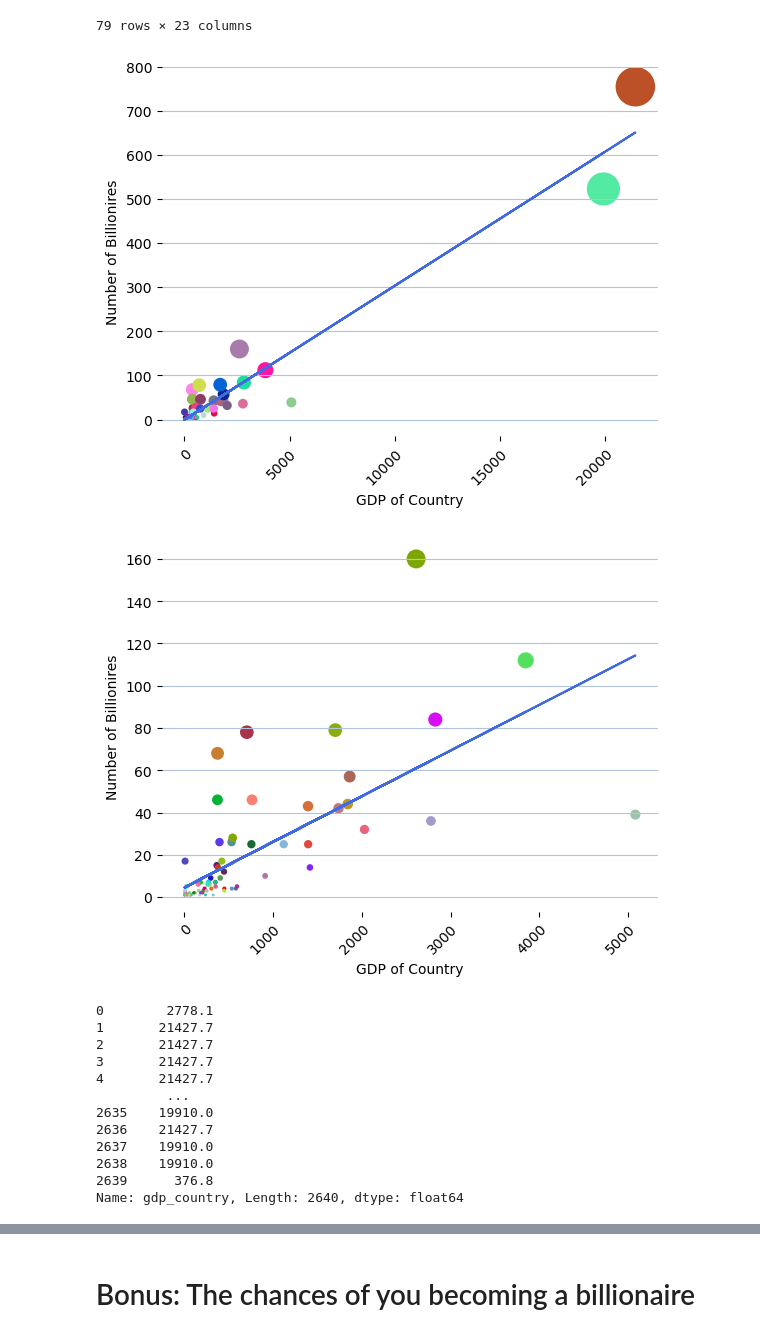
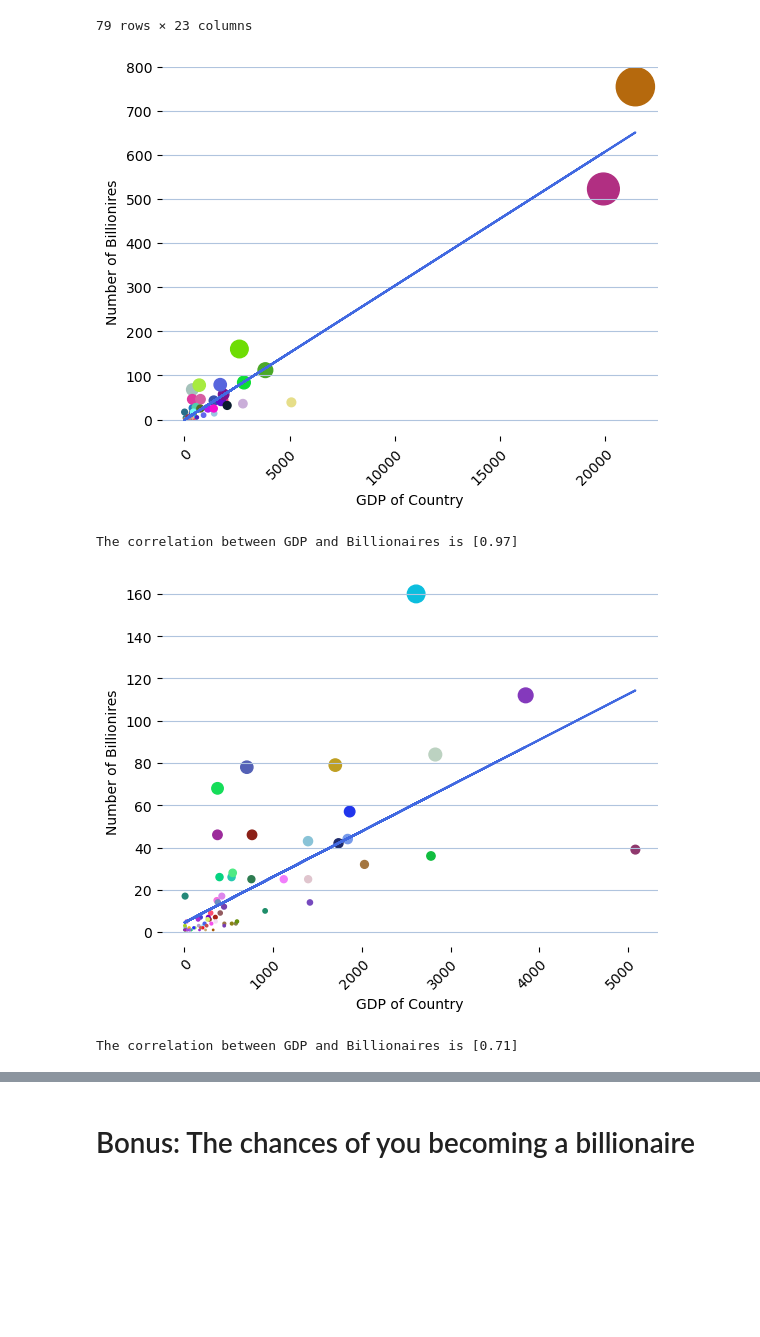
Before and after one commit to gialiubc/project_1, a Jupyter notebook: who_are_the_billionaires.ipynb, the cells around one changed output, grey strips where cells are left out. Saved outputs shown, nothing was run; the diff lists cells and outputs as text; code cells hidden in the pictures; blank space fills up the shorter version.

Commit message:
update corr cell

```diff
--- a/who_are_the_billionaires.ipynb
+++ b/who_are_the_billionaires.ipynb
@@ -355,19 +350,23 @@ country_sum
 79 rows × 23 columns
 # %%
 # Billionaire vs. Countries GDP
-corr=np.round(st.pearsonr(country_sum2,country_sum['finalWorth'])[0],2)
-
-model = st.linregress(country_sum2.astype(float),country_sum['finalWorth'])
-
-y_values = (country_sum2) * model[0] + model[1]
+# Sort Dataframe for graphs
+country_df = full_df.groupby("country")
+country_count = country_df.count()
+country_unique = country_df['gdp_country'].unique()
+# Calculate Linear Regression Model
+corr=np.round(st.pearsonr(country_unique,country_count['finalWorth'])[0],2)
+model = st.linregress(country_unique.astype(float),country_count['finalWorth'])
+# Plot Line and Scatter
+y_values = (country_unique) * model[0] + model[1]
 colors = []
-for x in range(len(country_sum2)):
+for x in range(len(country_unique)):
     colors.append(x)
-number_of_colors = len(country_sum2)
+number_of_colors = len(country_unique)
 color = ["#"+''.join([random.choice('0123456789ABCDEF') for j in range(6)])
              for i in range(number_of_colors)]
-plt.scatter(country_sum2, country_sum['finalWorth'], c = color, s = country_sum['population_country'])
-plt.plot(country_sum2, y_values, color="royalblue")
+plt.scatter(country_unique, country_count['finalWorth'], c = color, s = country_count['population_country'])
+plt.plot(country_unique, y_values, color="royalblue")
 plt.grid(c="lightsteelblue", axis = 'y')
 for spine in plt.gca().spines.values():
     spine.set_visible(False)
@@ -376,48 +375,37 @@ plt.ylim(top = 800)
 plt.xlabel('GDP of Country')
 plt.ylabel('Number of Billionires')
 plt.show()
+print(f"The correlation between GDP and Billionaires is {corr}")
 # %% [output]
-[figure, old version]
+[figure, new version]
+The correlation between GDP and Billionaires is [0.97]
 # %%
-test = country_sum.drop('United States')
-test2 = test.drop("China")
-test_1 = country_sum2.drop("United States")
-test_2 = test_1.drop("China")
-corr=np.round(st.pearsonr(test_2,test2['finalWorth'])[0],2)
-
-model = st.linregress(test_2.astype(float),test2['finalWorth'])
-
-y_values = (test_2) * model[0] + model[1]
+# Billionaire vs. Countries GDP
+# Remove US and China
+test = country_count.drop('United States')
+countryc_new = test.drop("China")
+test_1 = country_unique.drop("United States")
+countryu_new = test_1.drop("China")
+# Calculate Model and r
+corr=np.round(st.pearsonr(countryu_new,countryc_new['finalWorth'])[0],2)
+model = st.linregress(countryu_new.astype(float),countryc_new['finalWorth'])
+# Plot Scatter and Line
+y_values = (countryu_new) * model[0] + model[1]
 number_of_colors = len(test_2)
 color = ["#"+''.join([random.choice('0123456789ABCDEF') for j in range(6)])
              for i in range(number_of_colors)]
-
-plt.scatter(test_2, test2['finalWorth'], c = color,s = test2['population_country'])
-plt.plot(test_2, y_values, color="royalblue")
+plt.scatter(countryu_new, countryc_new['finalWorth'], c = color,s = countryc_new['population_country'])
+plt.plot(countryu_new, y_values, color="royalblue")
 plt.grid(c="lightsteelblue", axis = 'y')
 for spine in plt.gca().spines.values():
     spine.set_visible(False)
 plt.xticks(rotation=45, rotation_mode="anchor", ha="right", wrap=True)
-
 plt.xlabel('GDP of Country')
 plt.ylabel('Number of Billionires')
 plt.show()
+print(f"The correlation between GDP and Billionaires is {corr}")
 # %% [output]
-[figure, old version]
+[figure, new version]
+The correlation between GDP and Billionaires is [0.71]
-# %%
-len(test2)
-# %% [output]
-0        2778.1
-1       21427.7
-2       21427.7
-3       21427.7
-4       21427.7
-         ...
-2635    19910.0
-2636    21427.7
-2637    19910.0
-2638    19910.0
-2639      376.8
-Name: gdp_country, Length: 2640, dtype: float64
 # %%
 # Billionaire vs. Countries Life Expectancies
```
Also changed, not shown: parts of 12 cells of this notebook.
